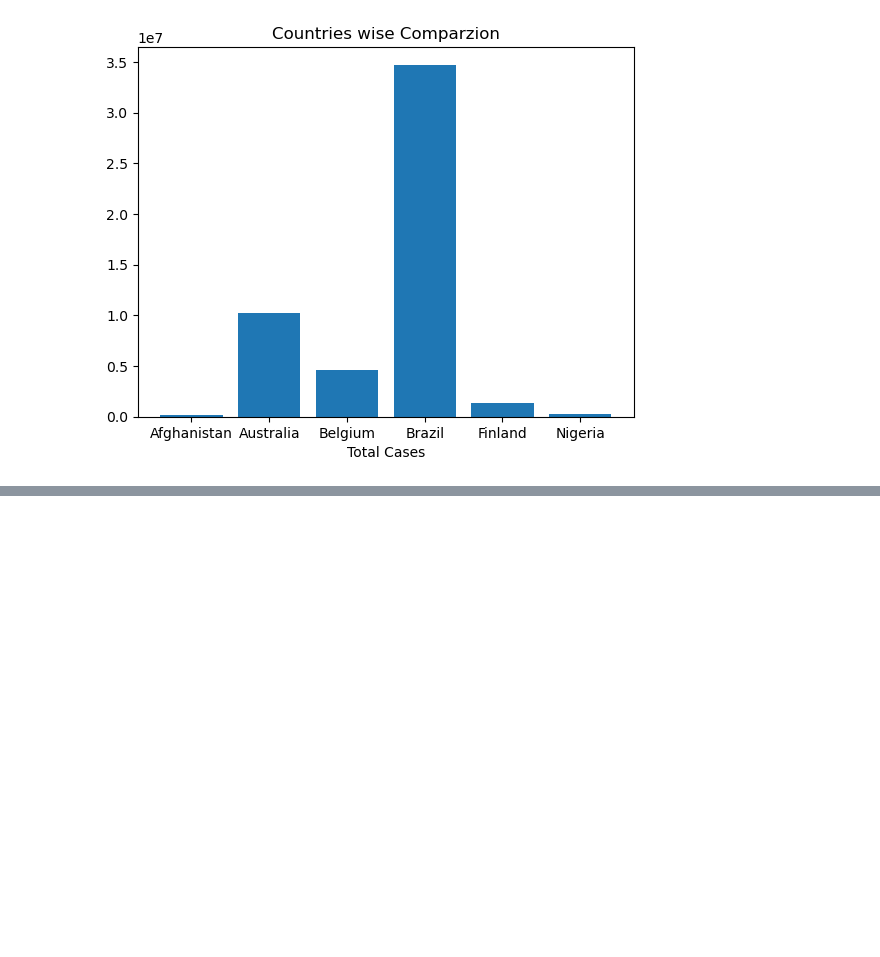
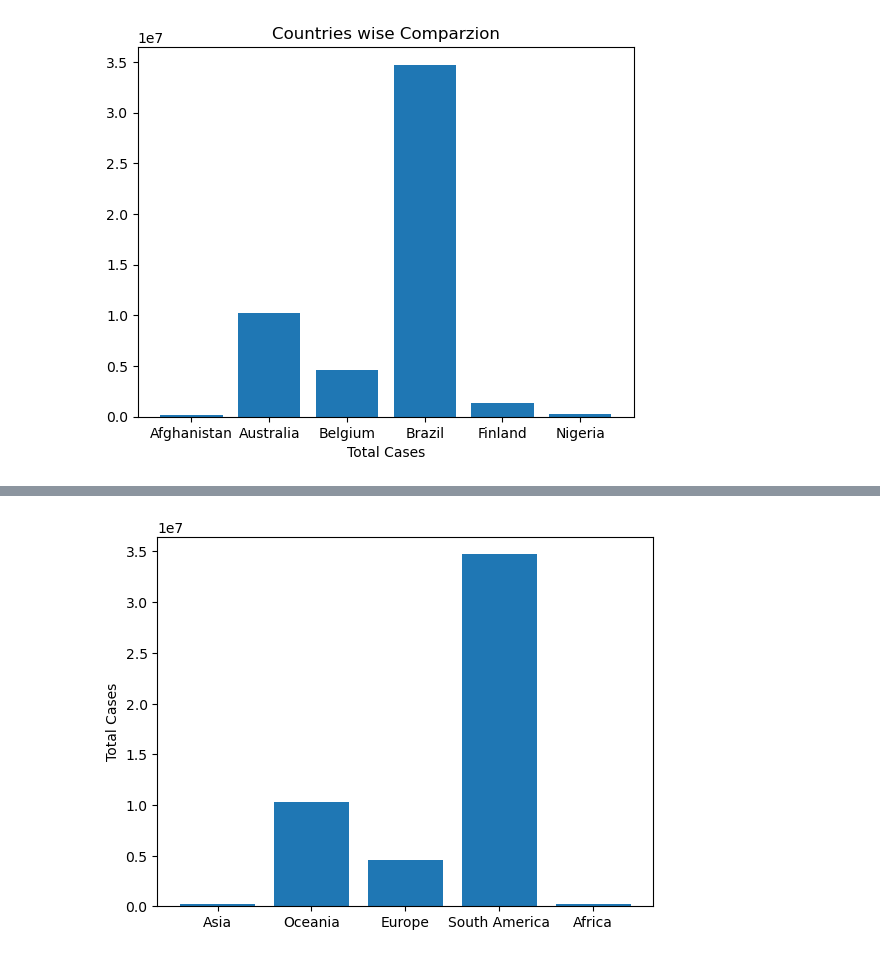
Before and after one commit to hassanab1/Data-Exploration, a Jupyter notebook: EDA Practice Notebook/CookBook C1.ipynb, the cells around one changed output, grey strips where cells are left out. Saved outputs shown, nothing was run; the diff lists cells and outputs as text; code cells hidden in the pictures; blank space fills up the shorter version.

Commit message:
New EDA Graphs added

```diff
--- a/EDA Practice Notebook/CookBook C1.ipynb
+++ b/EDA Practice Notebook/CookBook C1.ipynb
@@ -10,7 +10,7 @@ import pandas as pd
 ### Data Read:
     Here I use pandas to read the csv file and store it into variable name data
 # %%
-data = pd.read_csv("covid-data.csv")
+data = pd.read_csv('dataset/covid-data.csv')
 # %% [markdown]
 ### Print Initial rows:
     .head() is a pandas function and is use to print initial rows of the data
@@ -234,0 +243,6 @@ plt.show()
+# %%
+plt.bar(data['continent'],data['total_cases'])
+plt.ylabel('Total Cases')
+plt.show()
+# %% [output]
+[figure, added]
```
Also changed, not shown: parts of 5 cells of this notebook, 1 other file.
